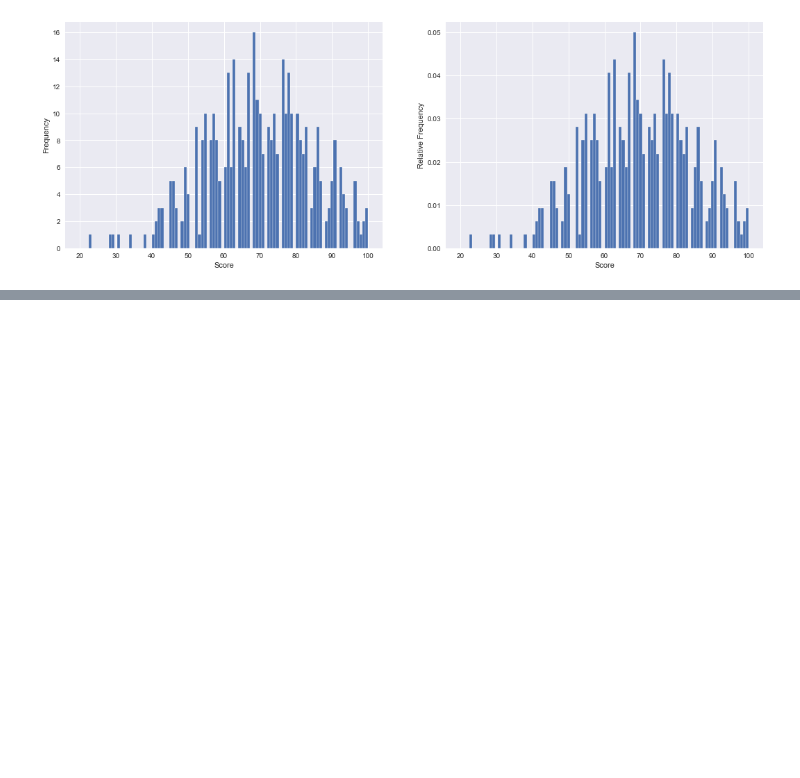
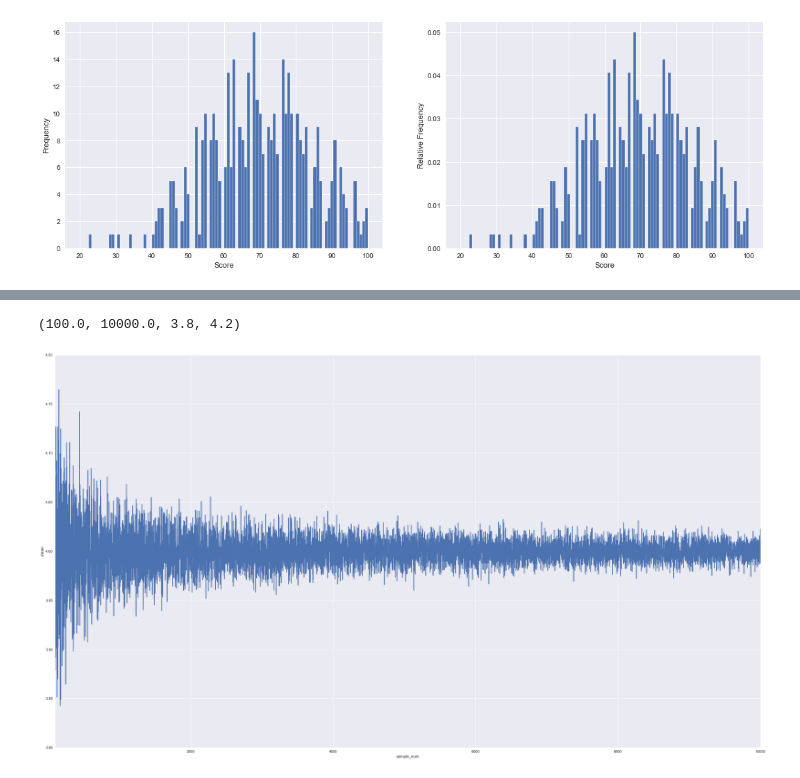
Before and after one commit to bnv20/kdt5, a Jupyter notebook: m3_통계/stat_2.ipynb, the cells around one changed output, grey strips where cells are left out. Saved outputs shown, nothing was run; the diff lists cells and outputs as text; code cells hidden in the pictures; blank space fills up the shorter version.

```diff
--- a/m3_통계/stat_2.ipynb
+++ b/m3_통계/stat_2.ipynb
@@ -238,2 +267,17 @@ pop = stats.norm(loc=4,scale=0.8) # 평균 4, 표준편차 0.8인 정규분포
 # %%
 # [도전과제] 샘플사이즈를 순차적으로 늘렸을 때 표본평균이 모평균(4)에 가까워짐을 시각화하여 입증하세요.
+# %%
+from scipy.stats import norm
+import seaborn as sns
+result = pd.DataFrame(columns=['sample_num','mean'])
+for i in range(100,10001):
+    pop = norm(loc=4,scale=0.8)
+    choice = pop.rvs(size=i)
+    mean=choice.mean()
+    result = result.append(pd.DataFrame([[i, mean]], columns=['sample_num', 'mean']), ignore_index=True)
+fig = plt.figure(figsize=(35,20))
+sns.lineplot('sample_num','mean',data=result)
+plt.axis([100,10000,3.8,4.2])
+# %% [output]
+(100.0, 10000.0, 3.8, 4.2)
+[figure, added]
```
Also changed, not shown: parts of 10 cells of this notebook, 1 other file.
